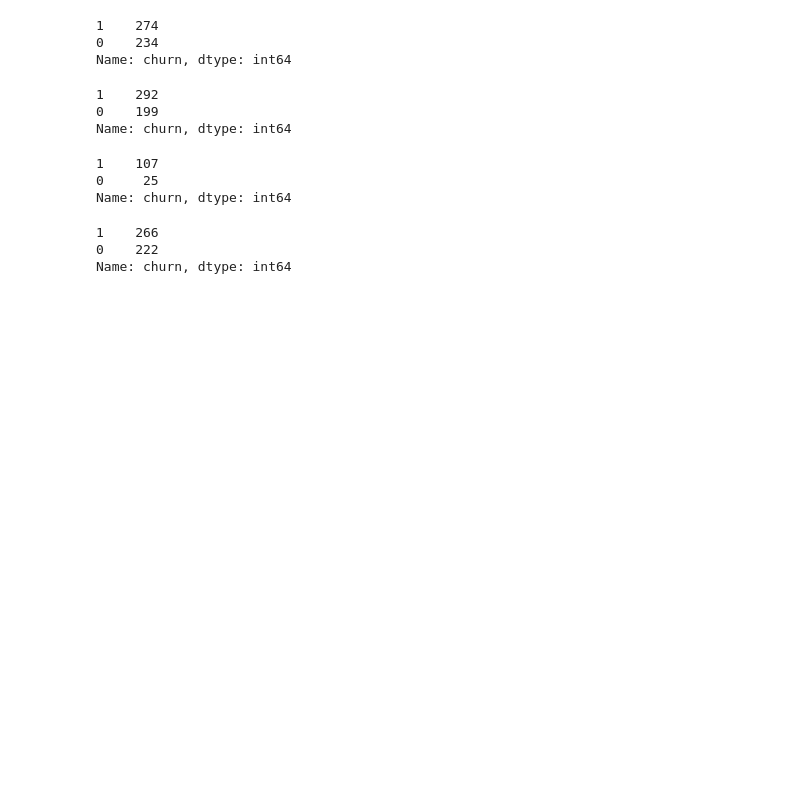
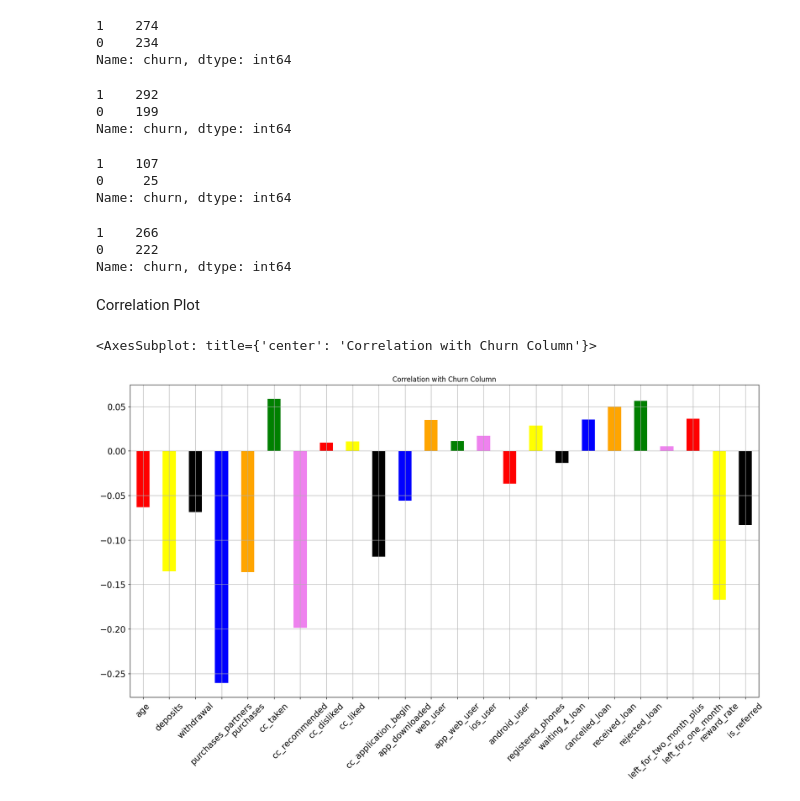
Before and after one commit to Devansh-Gupta-Official/minimizing-churn-subscription, a Jupyter notebook: minimizing_churn.ipynb, the cells around one changed output. Drawn from its saved outputs; the diff is of its cells as text; code cells hidden in the pictures; blank space fills up the shorter version.

Commit message:
plotting correlation with response variable

```diff
--- a/minimizing_churn.ipynb
+++ b/minimizing_churn.ipynb
@@ -197,3 +197,5 @@ df[df_bin.left_for_one_month==1].churn.value_counts()
 Name: churn, dtype: int64
 # %%
 #we see that all these distributions are pretty balanced so there is no need to worry
+# %% [markdown]
+Correlation Plot
@@ -199,0 +204,8 @@ Name: churn, dtype: int64
+# %%
+df_corr = df.drop(columns=['churn','user','housing','payment_type','zodiac_sign'])   #keeping only numerical columns and removing all others including categorical columns too
+# %%
+c = ['red', 'yellow', 'black', 'blue', 'orange','green','violet']
+df_corr.corrwith(df['churn']).plot(kind='bar',figsize=(20,10),title='Correlation with Churn Column',fontsize=15,rot=45,grid=True, color=c)
+# %% [output]
+<AxesSubplot: title={'center': 'Correlation with Churn Column'}>
+[figure, added]
```
Also changed, not shown: parts of 1 cell of this notebook.
